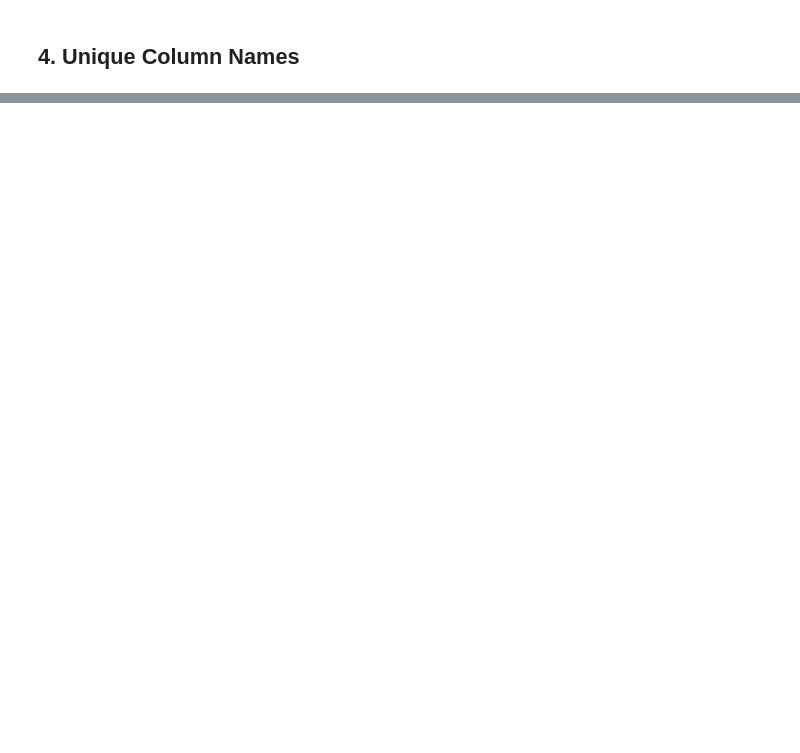
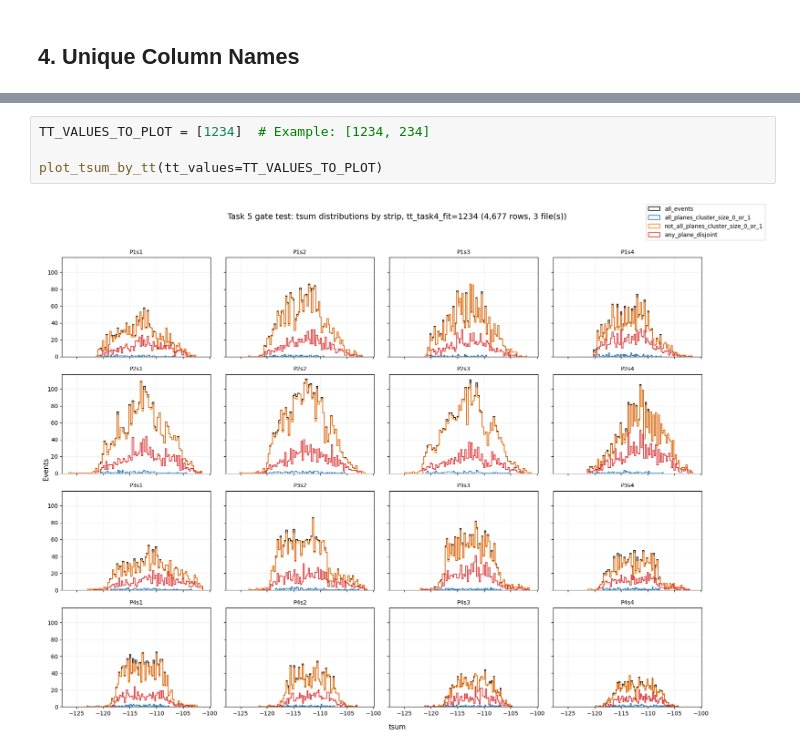
Before and after one commit to csoneira/DATAFLOW_v3, a Jupyter notebook: MASTER/JUPYTER_NOTEBOOKS/task5_test_gates.ipynb, the cells around one changed output, grey strips where cells are left out. Saved outputs shown, nothing was run; the diff lists cells and outputs as text; blank space fills up the shorter version.

```diff
--- a/MASTER/JUPYTER_NOTEBOOKS/task5_test_gates.ipynb
+++ b/MASTER/JUPYTER_NOTEBOOKS/task5_test_gates.ipynb
@@ -285,0 +556,6 @@ plot_plane_tdif_vs_strip_tdif_grid(df_gated)
+# %%
+TT_VALUES_TO_PLOT = [1234]  # Example: [1234, 234]
+
+plot_tsum_by_tt(tt_values=TT_VALUES_TO_PLOT)
+# %% [output]
+[figure, added]
```
Also changed, not shown: parts of 33 cells of this notebook, 5 other files.
